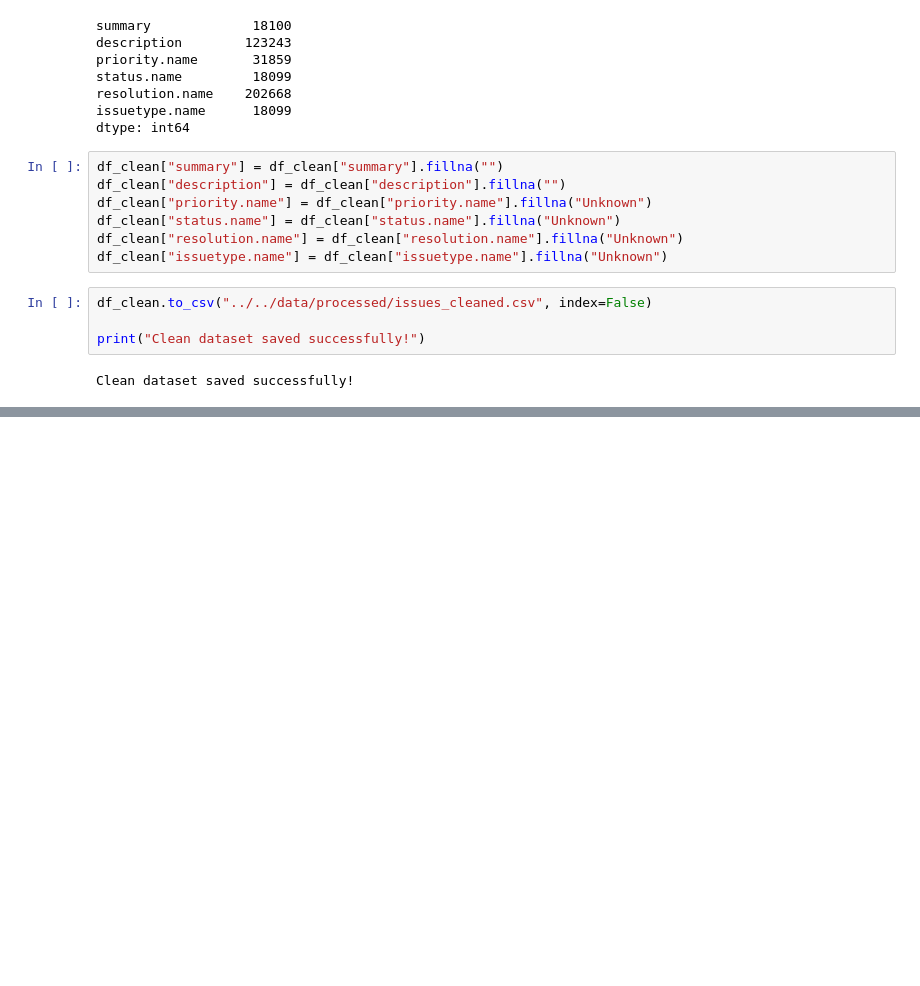
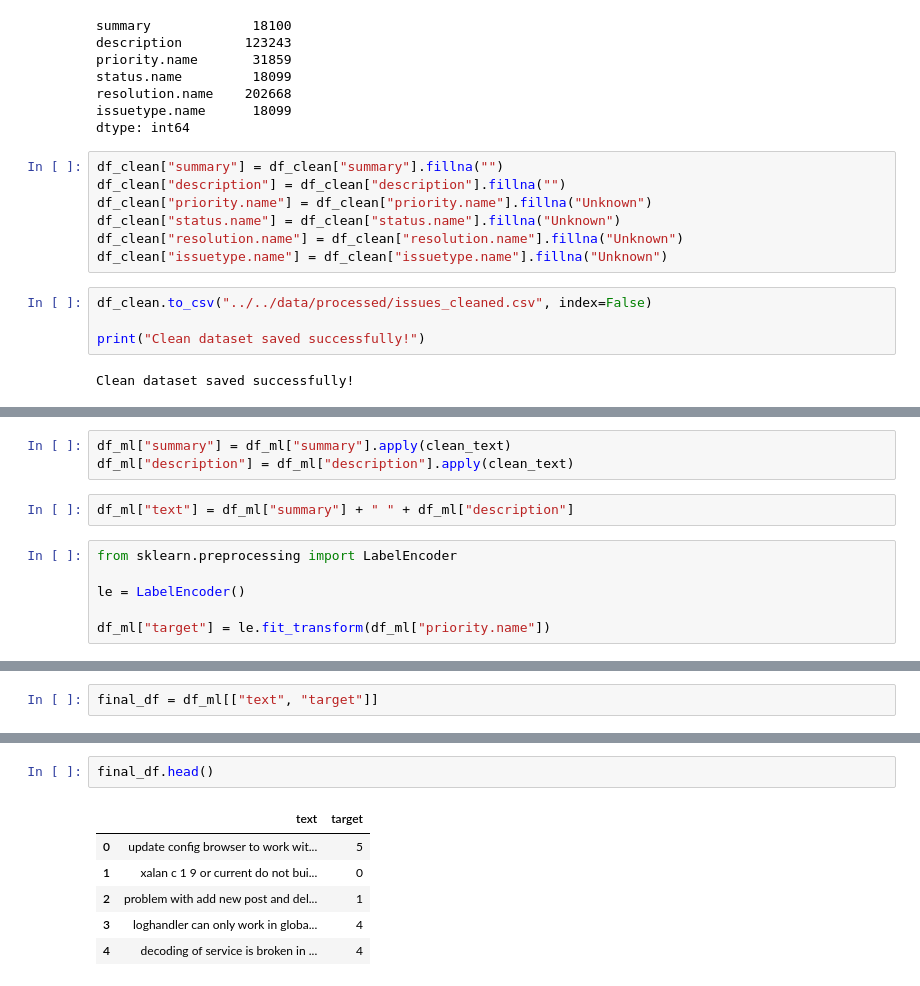
Before and after one commit to KhannaPalak/AI-Bug-Severity-Predictor, a Jupyter notebook: ml/notebooks/01_EDA.ipynb, the cells around one changed output, grey strips where cells are left out. Cells and saved outputs as stored; diff of their text form; blank space fills up the shorter version.

```diff
--- a/ml/notebooks/01_EDA.ipynb
+++ b/ml/notebooks/01_EDA.ipynb
@@ -329,0 +339,11 @@ Clean dataset saved successfully!
+# %%
+df_ml["summary"] = df_ml["summary"].apply(clean_text)
+df_ml["description"] = df_ml["description"].apply(clean_text)
+# %%
+df_ml["text"] = df_ml["summary"] + " " + df_ml["description"]
+# %%
+from sklearn.preprocessing import LabelEncoder
+
+le = LabelEncoder()
+
+df_ml["target"] = le.fit_transform(df_ml["priority.name"])
@@ -329,0 +369,2 @@ Clean dataset saved successfully!
+# %%
+final_df = df_ml[["text", "target"]]
@@ -329,0 +429,9 @@ Clean dataset saved successfully!
+# %%
+final_df.head()
+# %% [output]
+|  | text | target |
+| 0 | update config browser to work wit... | 5 |
+| 1 | xalan c 1 9 or current do not bui... | 0 |
+| 2 | problem with add new post and del... | 1 |
+| 3 | loghandler can only work in globa... | 4 |
+| 4 | decoding of service is broken in ... | 4 |
```
Also changed, not shown: parts of 6 cells of this notebook, 1 other file.
